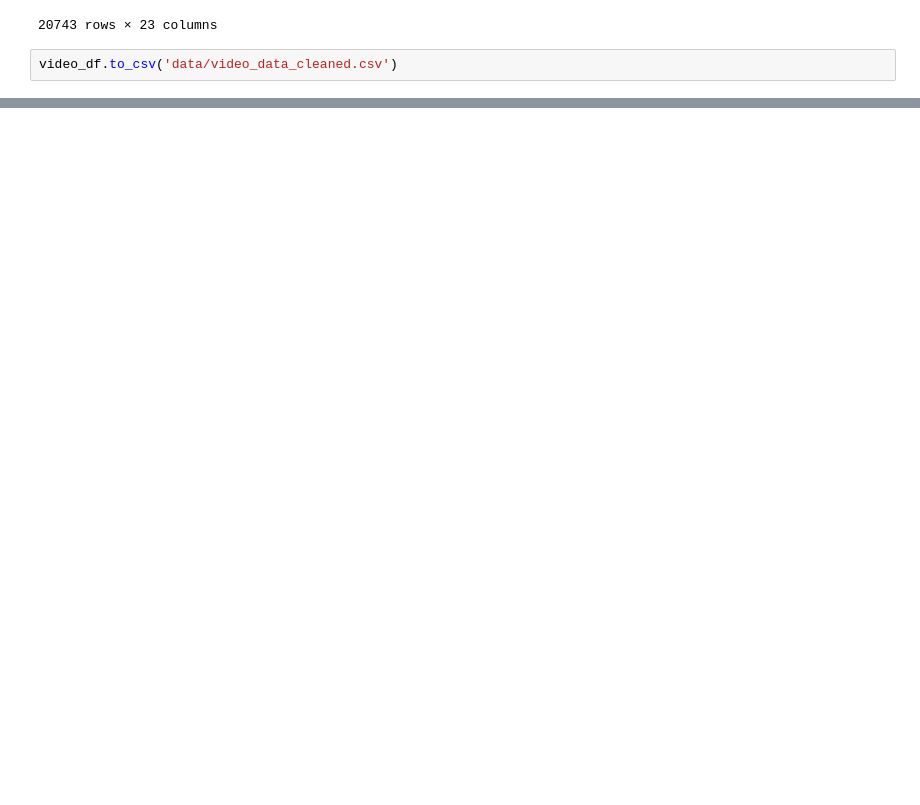
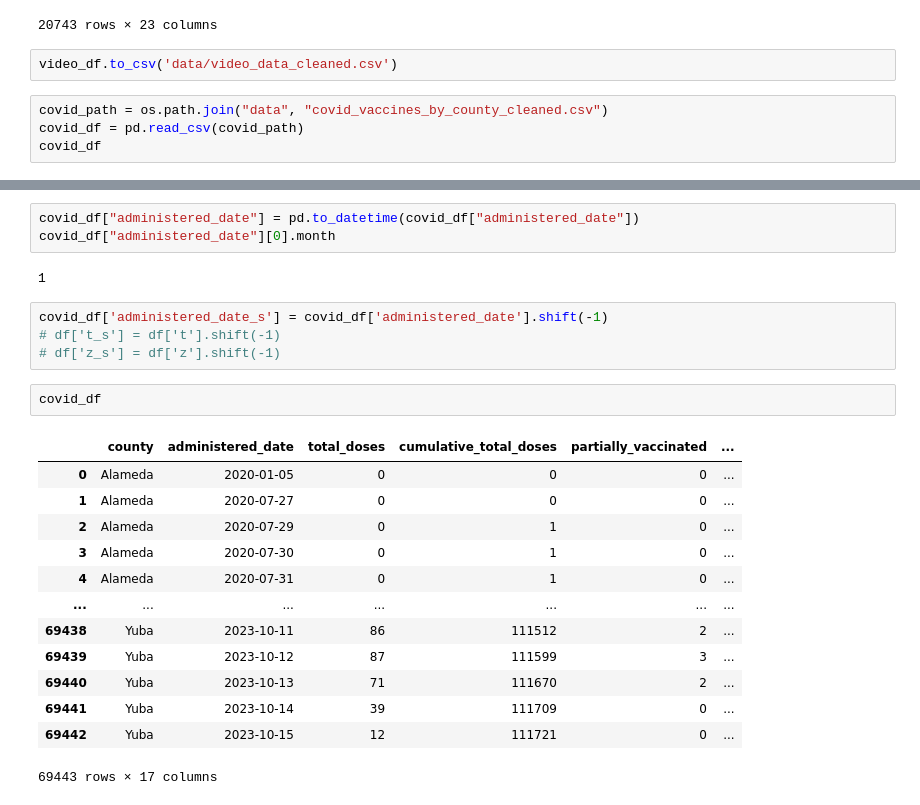
Before and after one commit to AhldenBrough/Covid-vs-Tech-Careers, a Jupyter notebook: data_cleaning.ipynb, the cells around one changed output, grey strips where cells are left out. Saved outputs shown, nothing was run; the diff lists cells and outputs as text; blank space fills up the shorter version.

```diff
--- a/data_cleaning.ipynb
+++ b/data_cleaning.ipynb
@@ -312,3 +312,7 @@ video_df
 20743 rows × 23 columns
 # %%
 video_df.to_csv('data/video_data_cleaned.csv')
+# %%
+covid_path = os.path.join("data", "covid_vaccines_by_county_cleaned.csv")
+covid_df = pd.read_csv(covid_path)
+covid_df
@@ -314,0 +333,25 @@ video_df.to_csv('data/video_data_cleaned.csv')
+# %%
+covid_df["administered_date"] = pd.to_datetime(covid_df["administered_date"])
+covid_df["administered_date"][0].month
+# %% [output]
+1
+# %%
+covid_df['administered_date_s'] = covid_df['administered_date'].shift(-1)
+# df['t_s'] = df['t'].shift(-1)
+# df['z_s'] = df['z'].shift(-1)
+# %%
+covid_df
+# %% [output]
+|  | county | administered_date | total_doses | cumulative_total_doses | partially_vaccinated | ... |
+| 0 | Alameda | 2020-01-05 | 0 | 0 | 0 | ... |
+| 1 | Alameda | 2020-07-27 | 0 | 0 | 0 | ... |
+| 2 | Alameda | 2020-07-29 | 0 | 1 | 0 | ... |
+| 3 | Alameda | 2020-07-30 | 0 | 1 | 0 | ... |
+| 4 | Alameda | 2020-07-31 | 0 | 1 | 0 | ... |
+| ... | ... | ... | ... | ... | ... | ... |
+| 69438 | Yuba | 2023-10-11 | 86 | 111512 | 2 | ... |
+| 69439 | Yuba | 2023-10-12 | 87 | 111599 | 3 | ... |
+| 69440 | Yuba | 2023-10-13 | 71 | 111670 | 2 | ... |
+| 69441 | Yuba | 2023-10-14 | 39 | 111709 | 0 | ... |
+| 69442 | Yuba | 2023-10-15 | 12 | 111721 | 0 | ... |
+69443 rows × 17 columns
```
Also changed, not shown: parts of 17 cells of this notebook, 3 other files.
